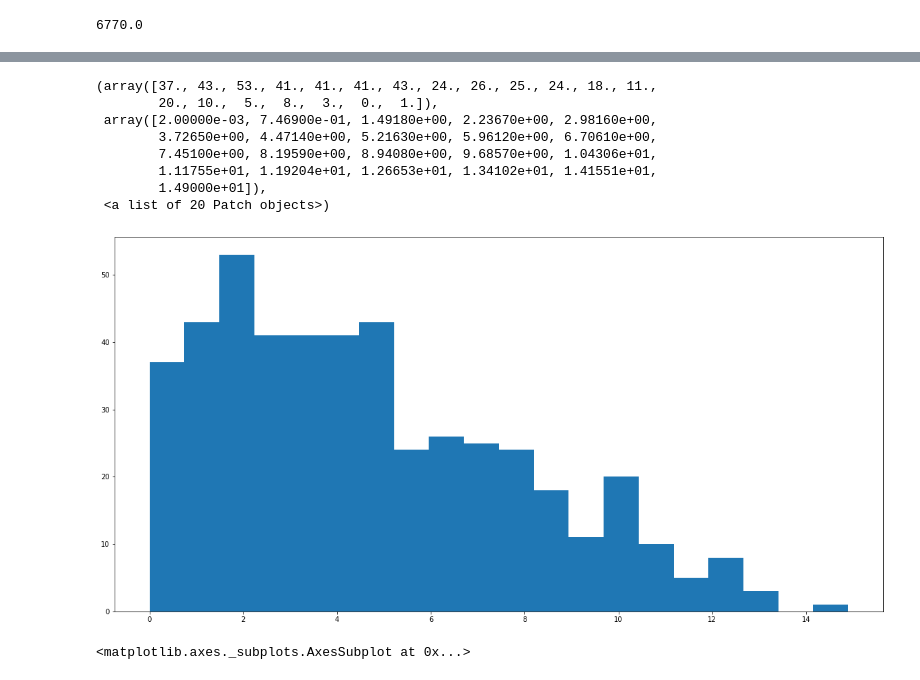
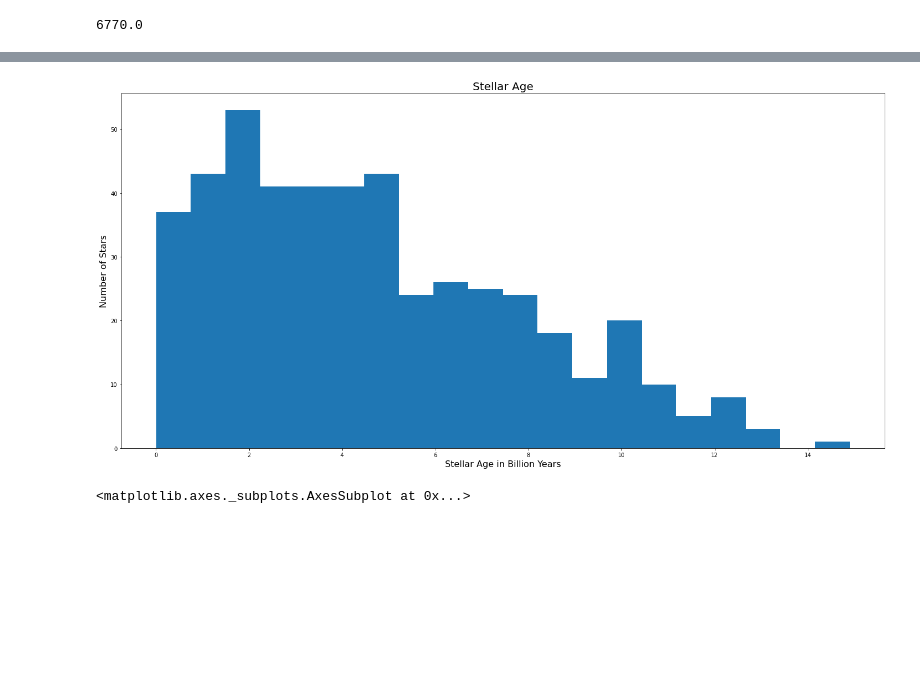
Before and after one commit to Crazyspaceman-hd/Exoplanets, a Jupyter notebook: Exoplanets.ipynb, the cells around one changed output, grey strips where cells are left out. Cells and saved outputs as stored; diff of their text form; code cells hidden in the pictures; blank space fills up the shorter version.

```diff
--- a/Exoplanets.ipynb
+++ b/Exoplanets.ipynb
@@ -250,16 +239,13 @@ plt.hist(star_specific['Distance [pc]'], bins=40)
 # %%
 plt.figure(figsize=(20, 10))
 plt.hist(star_specific['Stellar Age [Gyr]'], bins=20)
+plt.ylabel('Number of Stars', fontsize=16)
+plt.xlabel('Stellar Age in Billion Years', fontsize=16)
+plt.title('Stellar Age', fontsize=20)
+plt.tight_layout()
+plt.savefig('./Images/age')
 # %% [output]
-(array([37., 43., 53., 41., 41., 41., 43., 24., 26., 25., 24., 18., 11.,
-        20., 10.,  5.,  8.,  3.,  0.,  1.]),
- array([2.00000e-03, 7.46900e-01, 1.49180e+00, 2.23670e+00, 2.98160e+00,
-        3.72650e+00, 4.47140e+00, 5.21630e+00, 5.96120e+00, 6.70610e+00,
-        7.45100e+00, 8.19590e+00, 8.94080e+00, 9.68570e+00, 1.04306e+01,
-        1.11755e+01, 1.19204e+01, 1.26653e+01, 1.34102e+01, 1.41551e+01,
-        1.49000e+01]),
- <a list of 20 Patch objects>)
-[figure, old version]
+[figure, new version]
 # %%
 disc_meth= full_df.groupby('Discovery Method').agg({'Number of Planets':'count'})
 disc_meth.plot(kind='bar', figsize=(5,10))
```
Also changed, not shown: parts of 1 cell of this notebook, 3 other files.
